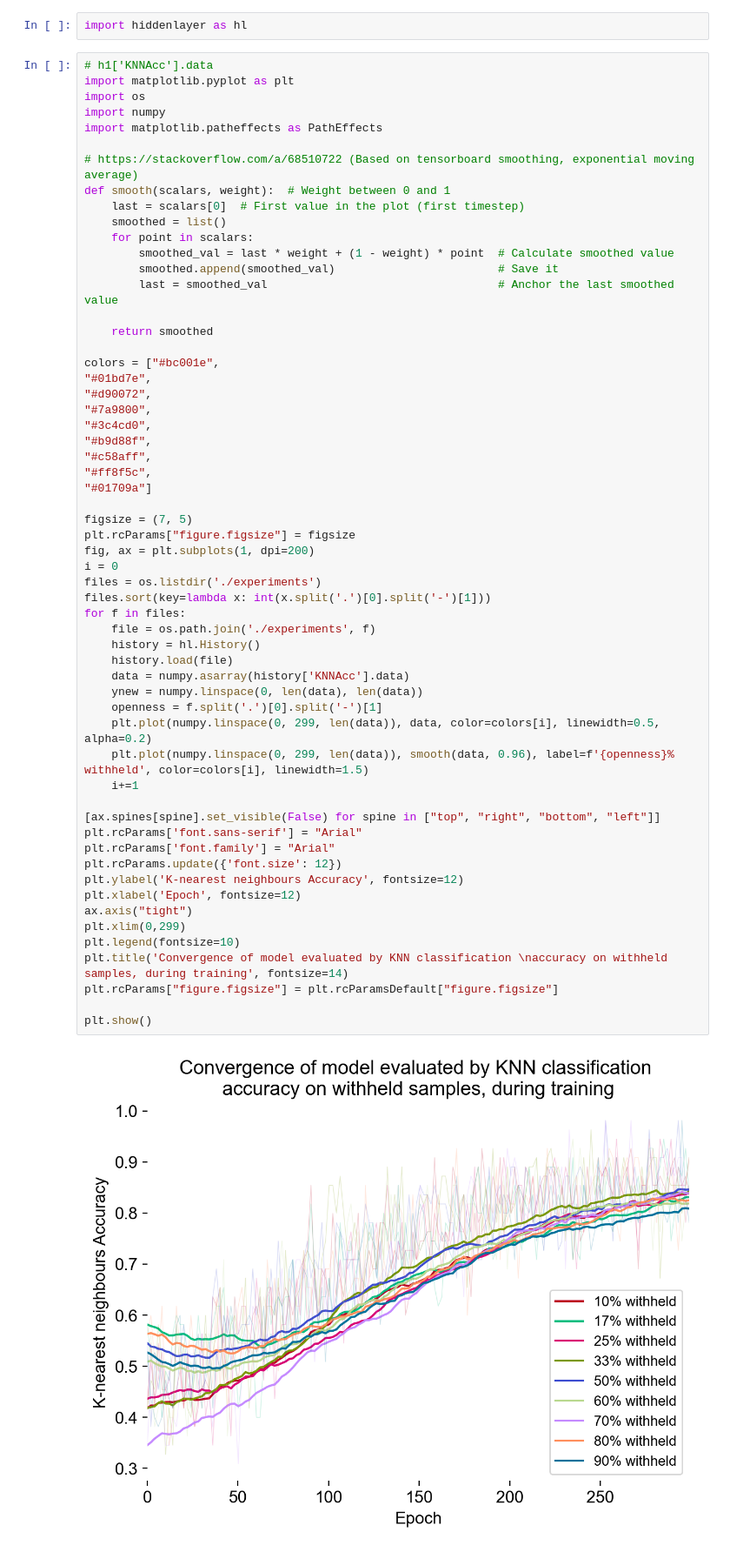
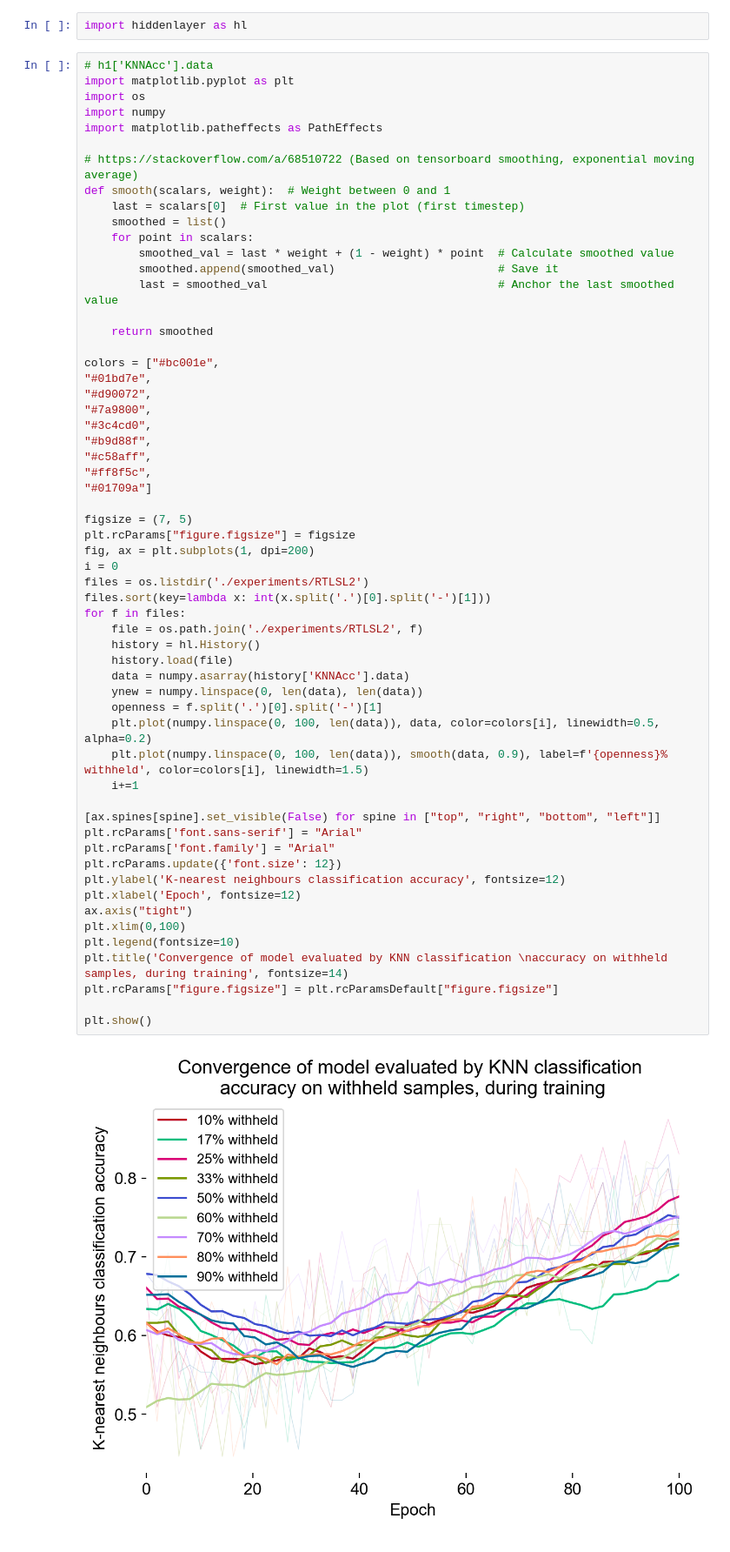
Before and after one commit to Asheeshkrsharma/Identification-OpenCows, a Jupyter notebook: openSetExp.ipynb, the cells around one changed output. Shown at 87% size. Cells and saved outputs as stored; diff of their text form.

Commit message:
Updated annotation, made figures

```diff
--- a/openSetExp.ipynb
+++ b/openSetExp.ipynb
@@ -26,37 +26,37 @@ colors = ["#bc001e",
 "#b9d88f",
 "#c58aff",
 "#ff8f5c",
 "#01709a"]
 
 figsize = (7, 5)
 plt.rcParams["figure.figsize"] = figsize
 fig, ax = plt.subplots(1, dpi=200)
 i = 0
-files = os.listdir('./experiments')
+files = os.listdir('./experiments/RTLSL2')
 files.sort(key=lambda x: int(x.split('.')[0].split('-')[1]))
 for f in files:
-    file = os.path.join('./experiments', f)
+    file = os.path.join('./experiments/RTLSL2', f)
     history = hl.History()
     history.load(file)
     data = numpy.asarray(history['KNNAcc'].data)
     ynew = numpy.linspace(0, len(data), len(data))
     openness = f.split('.')[0].split('-')[1]
-    plt.plot(numpy.linspace(0, 299, len(data)), data, color=colors[i], linewidth=0.5, alpha=0.2)
-    plt.plot(numpy.linspace(0, 299, len(data)), smooth(data, 0.96), label=f'{openness}% withheld', color=colors[i], linewidth=1.5)
+    plt.plot(numpy.linspace(0, 100, len(data)), data, color=colors[i], linewidth=0.5, alpha=0.2)
+    plt.plot(numpy.linspace(0, 100, len(data)), smooth(data, 0.9), label=f'{openness}% withheld', color=colors[i], linewidth=1.5)
     i+=1
 
 [ax.spines[spine].set_visible(False) for spine in ["top", "right", "bottom", "left"]]
 plt.rcParams['font.sans-serif'] = "Arial"
 plt.rcParams['font.family'] = "Arial"
 plt.rcParams.update({'font.size': 12})
-plt.ylabel('K-nearest neighbours Accuracy', fontsize=12)
+plt.ylabel('K-nearest neighbours classification accuracy', fontsize=12)
 plt.xlabel('Epoch', fontsize=12)
 ax.axis("tight")
-plt.xlim(0,299)
+plt.xlim(0,100)
 plt.legend(fontsize=10)
 plt.title('Convergence of model evaluated by KNN classification \naccuracy on withheld samples, during training', fontsize=14)
 plt.rcParams["figure.figsize"] = plt.rcParamsDefault["figure.figsize"]
 
 plt.show()
 # %% [output]
-[figure, old version]
+[figure, new version]
```
Also changed, not shown: parts of 2 cells of this notebook, 30 other files.
